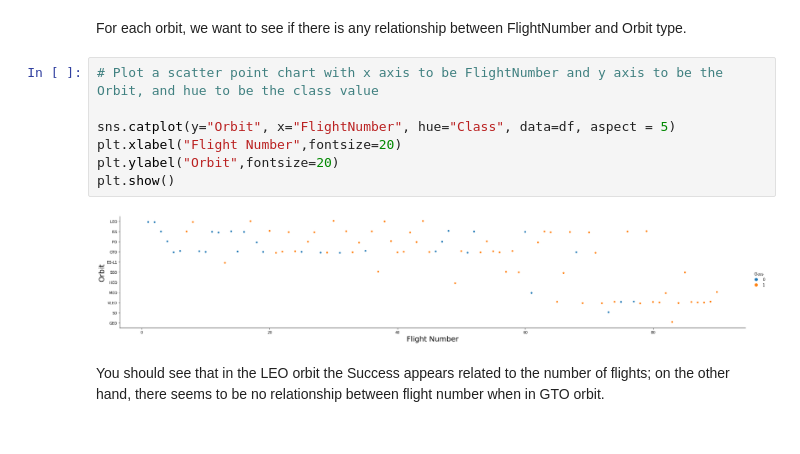
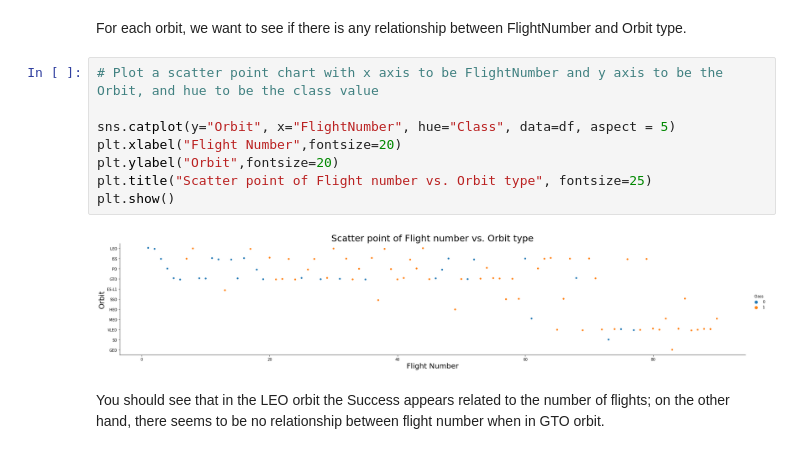
Before and after one commit to smrnmr/IBM, a Jupyter notebook: EDA with Data Visualization.ipynb, the cells around one changed output. Cells and saved outputs as stored; diff of their text form.

```diff
--- a/EDA with Data Visualization.ipynb
+++ b/EDA with Data Visualization.ipynb
@@ -134,12 +137,13 @@ For each orbit, we want to see if there is any relationship between FlightNumber
 # %%
 # Plot a scatter point chart with x axis to be FlightNumber and y axis to be the Orbit, and hue to be the class value
 
 sns.catplot(y="Orbit", x="FlightNumber", hue="Class", data=df, aspect = 5)
 plt.xlabel("Flight Number",fontsize=20)
 plt.ylabel("Orbit",fontsize=20)
+plt.title("Scatter point of Flight number vs. Orbit type", fontsize=25)
 plt.show()
 # %% [output]
-[figure, old version]
+[figure, new version]
 # %% [markdown]
 You should see that in the LEO orbit the Success appears related to the number of flights; on the other hand, there seems to be no relationship between flight number when in GTO orbit.
 # %% [markdown]
```
Also changed, not shown: parts of 5 cells of this notebook.
